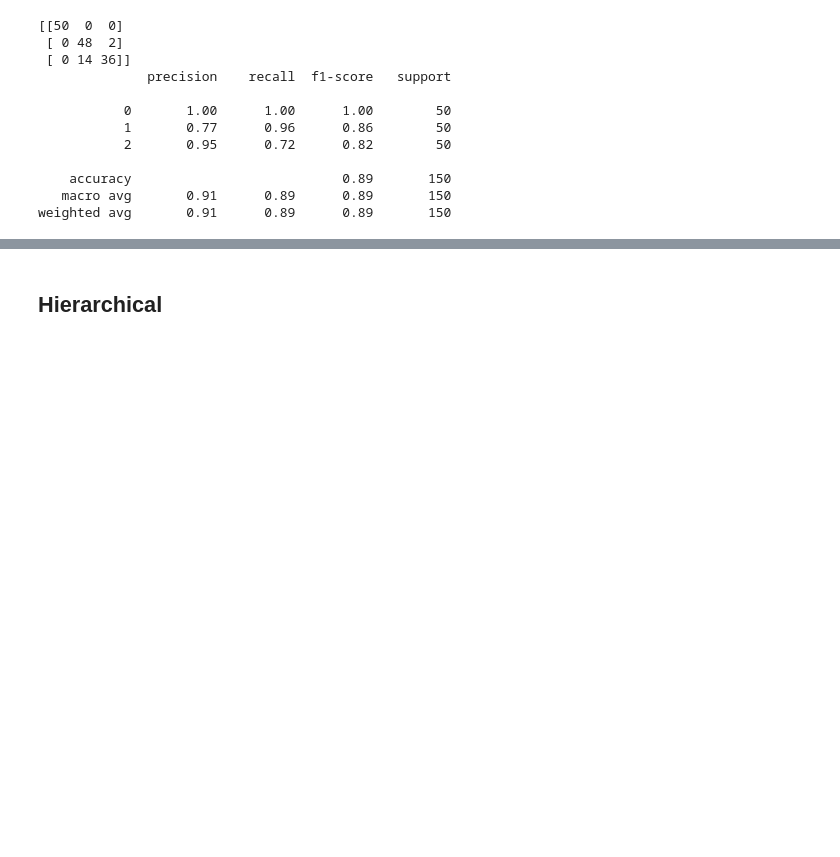
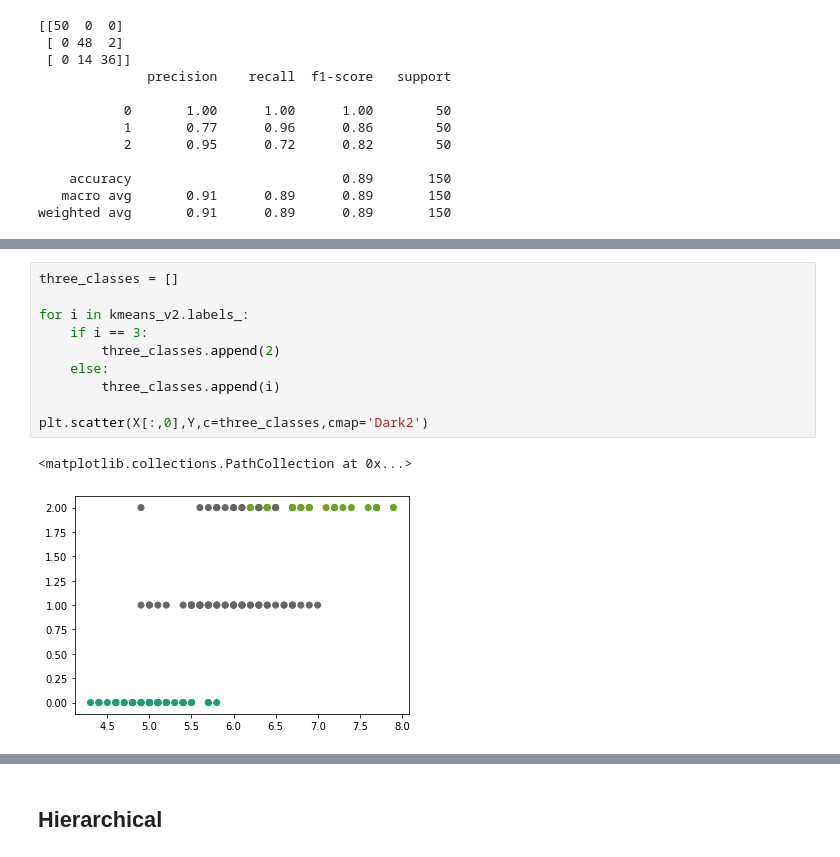
Before and after one commit to elatfar/Supervised-Learning, a Jupyter notebook: Unsupervised.ipynb, the cells around one changed output, grey strips where cells are left out. Saved outputs shown, nothing was run; the diff lists cells and outputs as text; blank space fills up the shorter version.

```diff
--- a/Unsupervised.ipynb
+++ b/Unsupervised.ipynb
@@ -63,0 +78,13 @@ weighted avg       0.91      0.89      0.89       150
+# %%
+three_classes = []
+
+for i in kmeans_v2.labels_:
+    if i == 3:
+        three_classes.append(2)
+    else:
+        three_classes.append(i)
+
+plt.scatter(X[:,0],Y,c=three_classes,cmap='Dark2')
+# %% [output]
+<matplotlib.collections.PathCollection at 0x...>
+[figure, added]
```
Also changed, not shown: parts of 11 cells of this notebook.
